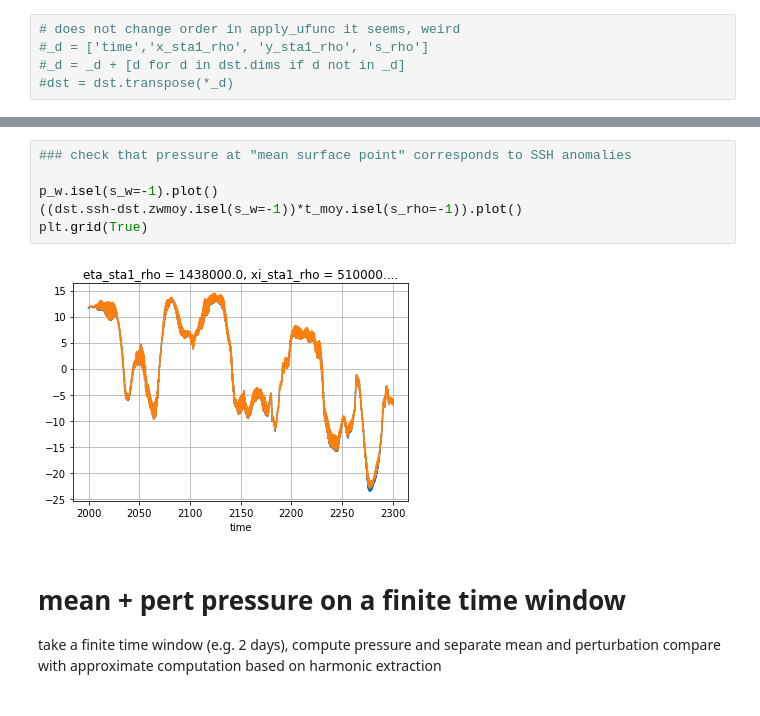
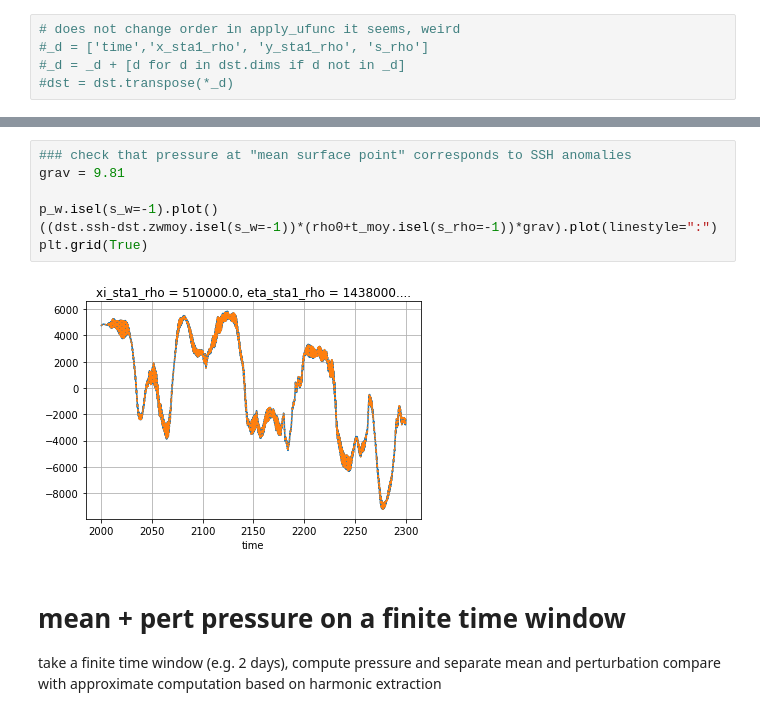
Before and after one commit to slgentil/croco, a Jupyter notebook: tutorials/pressure_tide.ipynb, the cells around one changed output, grey strips where cells are left out. Saved outputs shown, nothing was run; the diff lists cells and outputs as text.

```diff
--- a/tutorials/pressure_tide.ipynb
+++ b/tutorials/pressure_tide.ipynb
@@ -363,11 +320,12 @@ p_anom.plot(x="time", ax=axs[1])
 # %%
 ### check that pressure at "mean surface point" corresponds to SSH anomalies
+grav = 9.81
 
 p_w.isel(s_w=-1).plot()
-((dst.ssh-dst.zwmoy.isel(s_w=-1))*t_moy.isel(s_rho=-1)).plot()
+((dst.ssh-dst.zwmoy.isel(s_w=-1))*(rho0+t_moy.isel(s_rho=-1))*grav).plot(linestyle=":")
 plt.grid(True)
 # %% [output]
-[figure, old version]
+[figure, new version]
 # %% [markdown]
 # mean + pert pressure on a finite time window
 take a finite time window (e.g. 2 days), compute pressure and separate mean and perturbation
```
Also changed, not shown: parts of 18 cells of this notebook, 1 other file.
